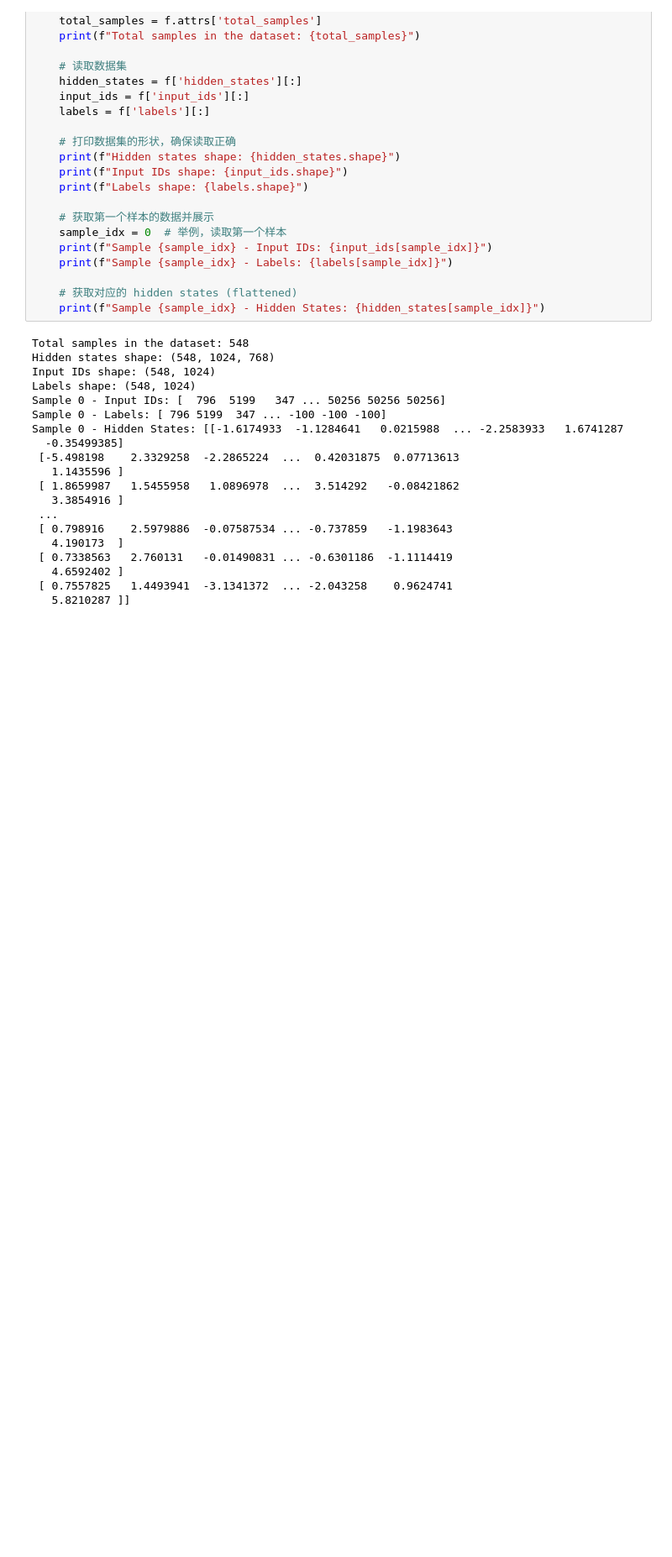
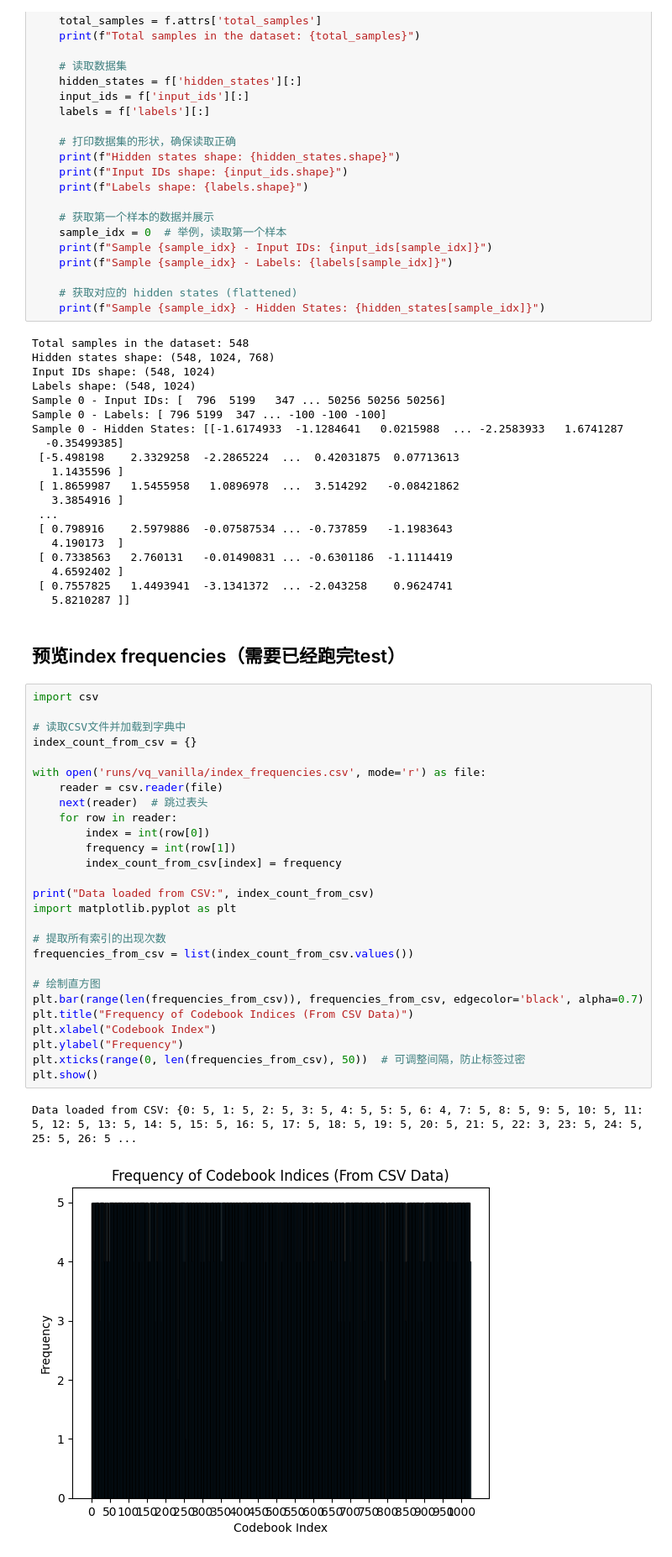
Before and after one commit to cndus/vq_hlm, a Jupyter notebook: example_usage.ipynb, the cells around one changed output. Shown at 84% size. Drawn from its saved outputs; the diff is of its cells as text; blank space fills up the shorter version.

Commit message:
(feat) index_frequencies

```diff
--- a/example_usage.ipynb
+++ b/example_usage.ipynb
@@ -84,3 +84,35 @@ Sample 0 - Hidden States: [[-1.6174933  -1.1284641   0.0215988  ... -2.2583933
    4.6592402 ]
  [ 0.7557825   1.4493941  -3.1341372  ... -2.043258    0.9624741
    5.8210287 ]]
+# %% [markdown]
+## 预览index frequencies（需要已经跑完test）
+# %%
+import csv
+
+# 读取CSV文件并加载到字典中
+index_count_from_csv = {}
+
+with open('runs/vq_vanilla/index_frequencies.csv', mode='r') as file:
+    reader = csv.reader(file)
+    next(reader)  # 跳过表头
+    for row in reader:
+        index = int(row[0])
+        frequency = int(row[1])
+        index_count_from_csv[index] = frequency
+
+print("Data loaded from CSV:", index_count_from_csv)
+import matplotlib.pyplot as plt
+
+# 提取所有索引的出现次数
+frequencies_from_csv = list(index_count_from_csv.values())
+
+# 绘制直方图
+plt.bar(range(len(frequencies_from_csv)), frequencies_from_csv, edgecolor='black', alpha=0.7)
+plt.title("Frequency of Codebook Indices (From CSV Data)")
+plt.xlabel("Codebook Index")
+plt.ylabel("Frequency")
+plt.xticks(range(0, len(frequencies_from_csv), 50))  # 可调整间隔，防止标签过密
+plt.show()
+# %% [output]
+Data loaded from CSV: {0: 5, 1: 5, 2: 5, 3: 5, 4: 5, 5: 5, 6: 4, 7: 5, 8: 5, 9: 5, 10: 5, 11: 5, 12: 5, 13: 5, 14: 5, 15: 5, 16: 5, 17: 5, 18: 5, 19: 5, 20: 5, 21: 5, 22: 3, 23: 5, 24: 5, 25: 5, 26: 5 ...
+[figure, added]
```
Also changed, not shown: 3 other files.
